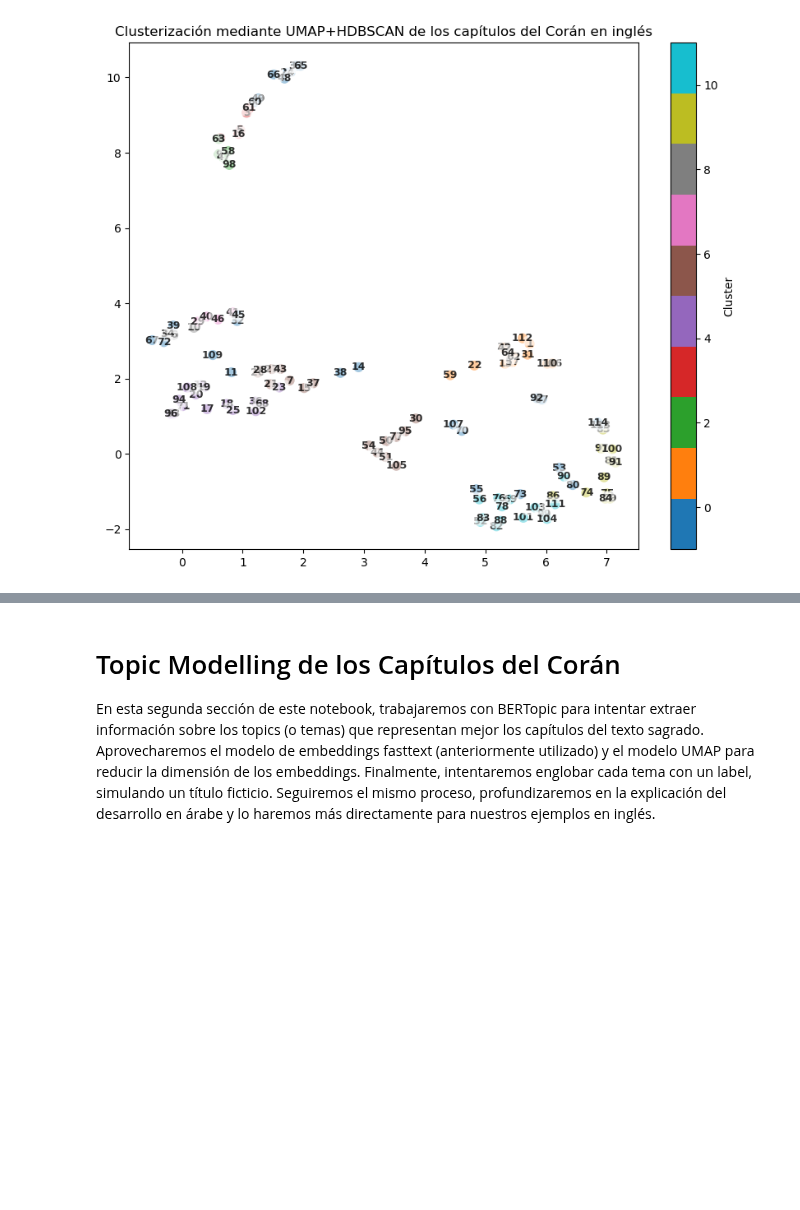
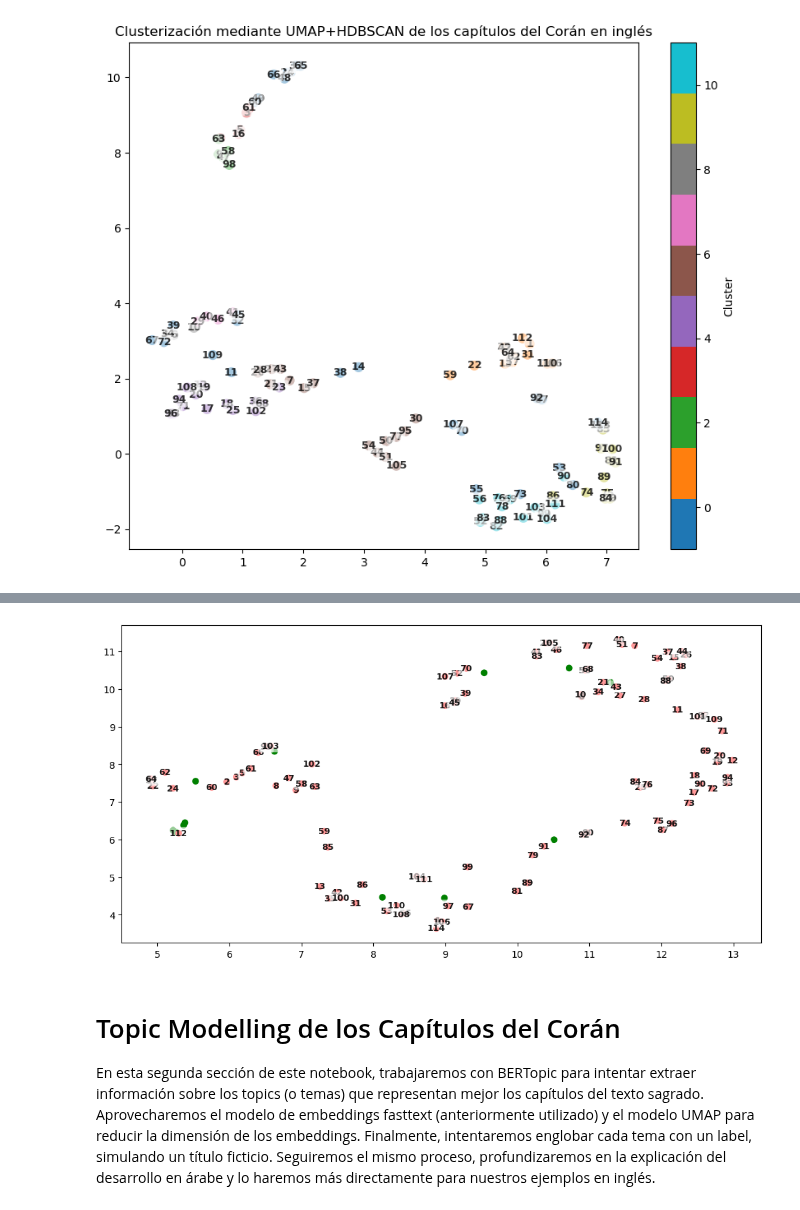
Before and after one commit to UnaiOlaiz/NLP-Group-Project, a Jupyter notebook: src/Generador de Topics + Clustering.ipynb, the cells around one changed output, grey strips where cells are left out. Saved outputs shown, nothing was run; the diff lists cells and outputs as text; code cells hidden in the pictures; blank space fills up the shorter version.

```diff
--- a/src/Generador de Topics + Clustering.ipynb
+++ b/src/Generador de Topics + Clustering.ipynb
@@ -263,3 +301,22 @@ Cluster 10: [90, 104, 111]
+# %%
+plt.figure(figsize=(12,6))
+plt.scatter(X_2D_ar[:,0], X_2D_ar[:,1], c=compare_df["cambio"].map({True: "red", False: "green"}))
+for i, row in compare_df.iterrows():
+    if row["cambio"] == True:
+        plt.text(
+            X_2D_ar[i, 0],
+            X_2D_ar[i, 1],
+            str(row["capitulo"]),         # número del capítulo
+            fontsize=9,
+            fontweight='bold',
+            ha='center',
+            va='center',
+            color='black',
+            alpha=0.9,
+            bbox=dict(facecolor='white', alpha=0.6, edgecolor='none', boxstyle='round,pad=0.2')
+        )
+# %% [output]
+[figure, added]
 # %% [markdown]
 # Topic Modelling de los Capítulos del Corán
 En esta segunda sección de este notebook, trabajaremos con BERTopic para intentar extraer información sobre los topics (o temas) que representan mejor los capítulos del texto sagrado. Aprovecharemos el modelo de embeddings fasttext (anteriormente utilizado) y el modelo UMAP para reducir la dimensión de los embeddings. Finalmente, intentaremos englobar cada tema con un label, simulando un título ficticio. Seguiremos el mismo proceso, profundizaremos en la explicación del desarrollo en árabe y lo haremos más directamente para nuestros ejemplos en inglés.
```
Also changed, not shown: parts of 10 cells of this notebook.
